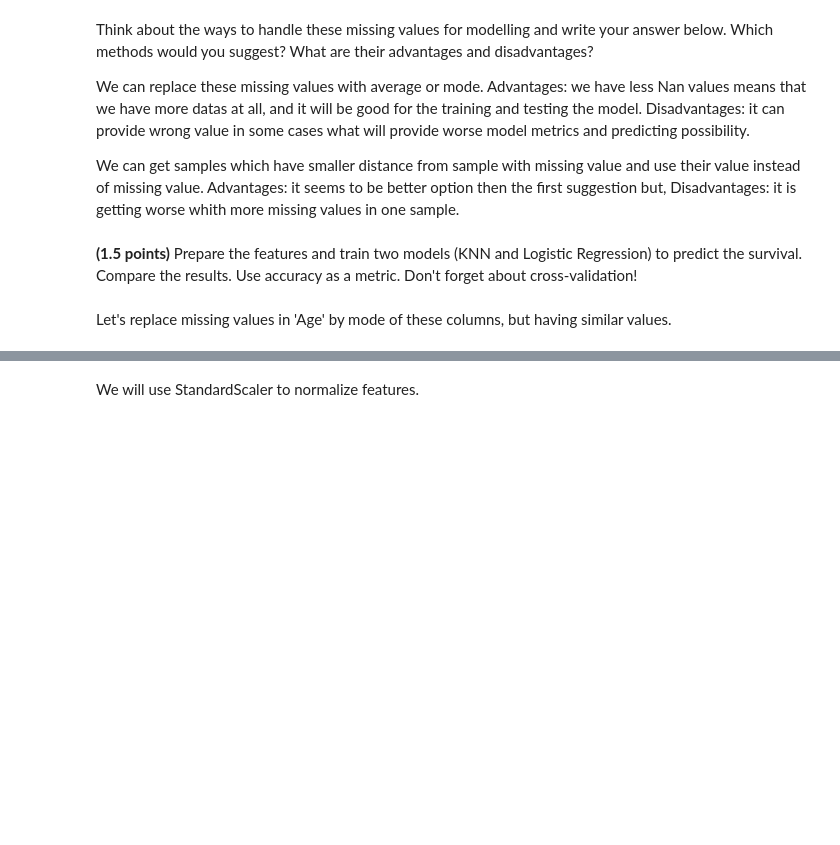
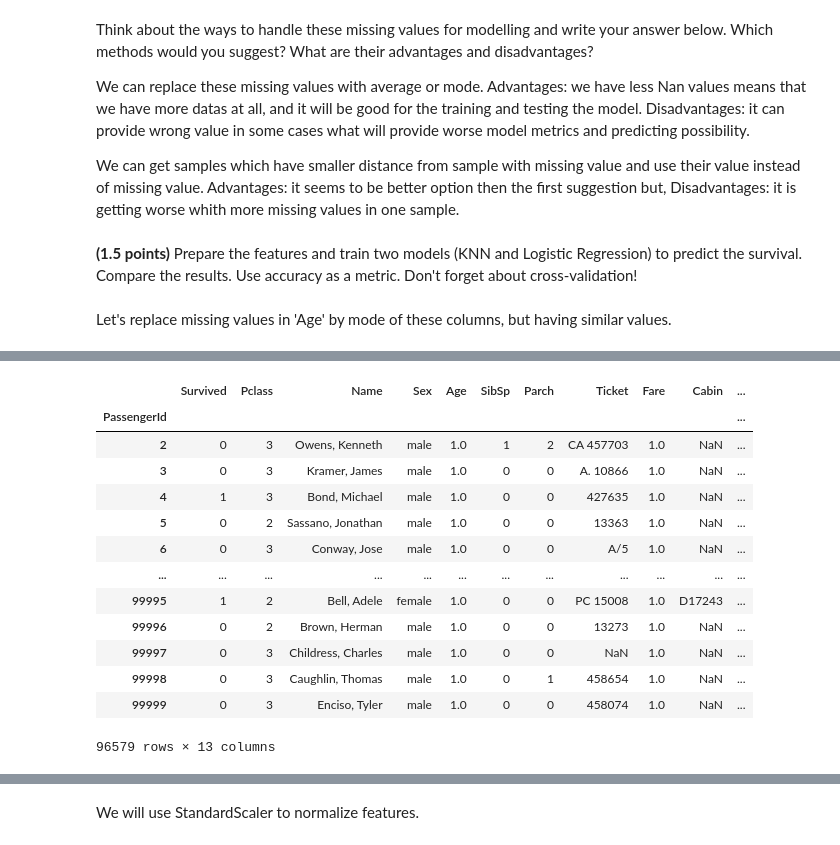
Before and after one commit to TekaLishoo/ML_homeworks_1, a Jupyter notebook: hw_classification.ipynb, the cells around one changed output, grey strips where cells are left out. Cells and saved outputs as stored; diff of their text form; code cells hidden in the pictures; blank space fills up the shorter version.

```diff
--- a/hw_classification.ipynb
+++ b/hw_classification.ipynb
@@ -941,0 +965,17 @@ X
+# %%
+data_new
+# %% [output]
+|  | Survived | Pclass | Name | Sex | Age | SibSp | Parch | Ticket | Fare | Cabin | ... |
+| PassengerId |  |  |  |  |  |  |  |  |  |  | ... |
+| 2 | 0 | 3 | Owens, Kenneth | male | 1.0 | 1 | 2 | CA 457703 | 1.0 | NaN | ... |
+| 3 | 0 | 3 | Kramer, James | male | 1.0 | 0 | 0 | A. 10866 | 1.0 | NaN | ... |
+| 4 | 1 | 3 | Bond, Michael | male | 1.0 | 0 | 0 | 427635 | 1.0 | NaN | ... |
+| 5 | 0 | 2 | Sassano, Jonathan | male | 1.0 | 0 | 0 | 13363 | 1.0 | NaN | ... |
+| 6 | 0 | 3 | Conway, Jose | male | 1.0 | 0 | 0 | A/5 | 1.0 | NaN | ... |
+| ... | ... | ... | ... | ... | ... | ... | ... | ... | ... | ... | ... |
+| 99995 | 1 | 2 | Bell, Adele | female | 1.0 | 0 | 0 | PC 15008 | 1.0 | D17243 | ... |
+| 99996 | 0 | 2 | Brown, Herman | male | 1.0 | 0 | 0 | 13273 | 1.0 | NaN | ... |
+| 99997 | 0 | 3 | Childress, Charles | male | 1.0 | 0 | 0 | NaN | 1.0 | NaN | ... |
+| 99998 | 0 | 3 | Caughlin, Thomas | male | 1.0 | 0 | 1 | 458654 | 1.0 | NaN | ... |
+| 99999 | 0 | 3 | Enciso, Tyler | male | 1.0 | 0 | 0 | 458074 | 1.0 | NaN | ... |
+96579 rows × 13 columns
```
Also changed, not shown: parts of 28 cells of this notebook.
